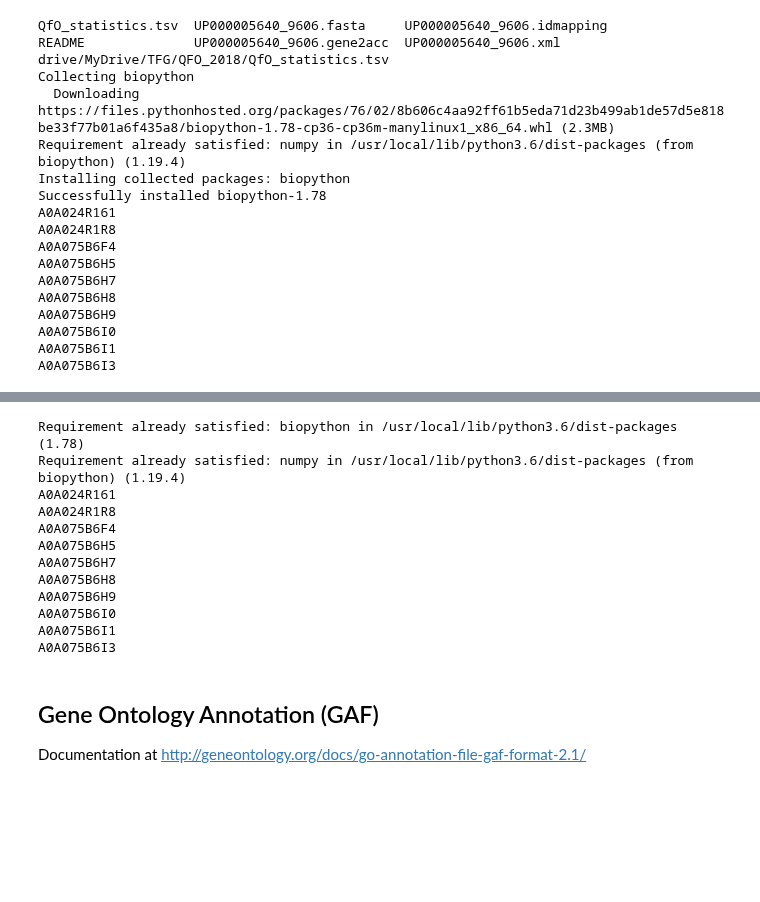
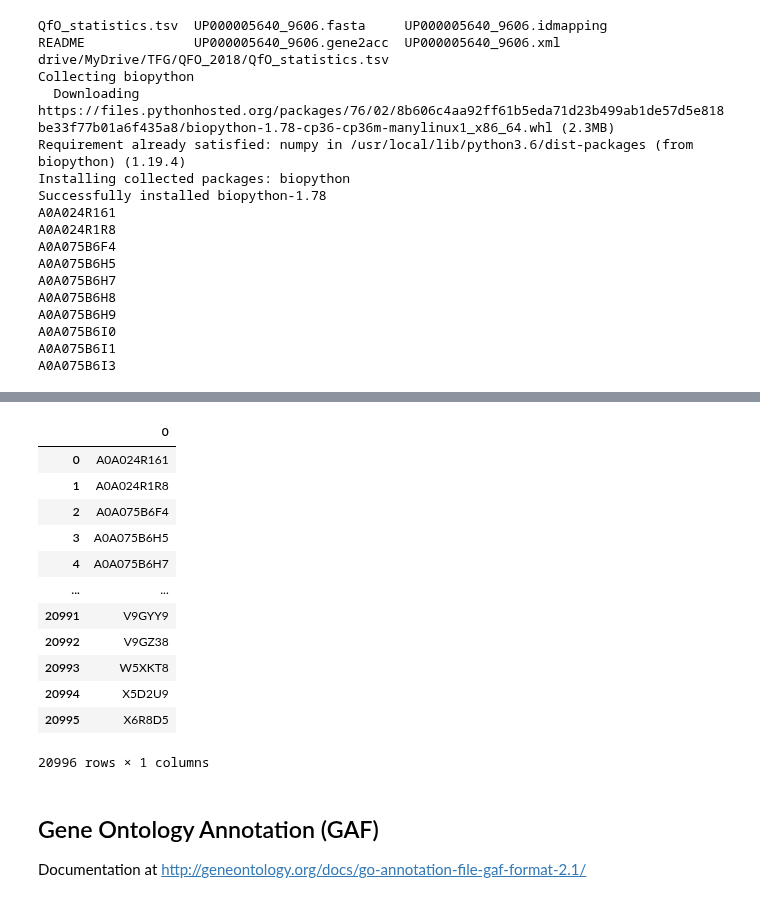
Before and after one commit to geovalexis/PP2GO, a Jupyter notebook: Methods.ipynb, the cells around one changed output, grey strips where cells are left out. Saved outputs shown, nothing was run; the diff lists cells and outputs as text; code cells hidden in the pictures; blank space fills up the shorter version.

```diff
--- a/Methods.ipynb
+++ b/Methods.ipynb
@@ -136,30 +144,31 @@ QfO_taxID       specie_taxID    species_name
 # %%
 # Human referece proteome dataset - CANONICAL PROTEOME
 # These are only the canonical proteins (in the xml are only the canonical sequences).
-# We are not adding isoforms or variants proteins so far.
+# IMPORTANTE NOTE: We are not adding isoforms or variants proteins so far.
 # This is the reason why we do not take the uniprotIDs directly from the previous file.
-
 !pip install biopython
-from Bio import SeqIO
-import pandas as pd
-records = list(SeqIO.parse("drive/MyDrive/TFG/QFO_2018/UP000005640_9606.xml", "seqxml"))
-records_ids = [record.id for record in records]
-df_records_ids = pd.DataFrame(records_ids)
-df_records_ids.to_csv("drive/MyDrive/TFG/QFO_2018/human_reference_proteome.tsv", sep="\t", index=False, header=False)
-!head drive/MyDrive/TFG/QFO_2018/human_reference_proteome.tsv
-# %% [output]
-Requirement already satisfied: biopython in /usr/local/lib/python3.6/dist-packages (1.78)
-Requirement already satisfied: numpy in /usr/local/lib/python3.6/dist-packages (from biopython) (1.19.4)
-A0A024R161
-A0A024R1R8
-A0A075B6F4
-A0A075B6H5
-A0A075B6H7
-A0A075B6H8
-A0A075B6H9
-A0A075B6I0
-A0A075B6I1
-A0A075B6I3
+# %%
+from Bio import SeqIO
+import pandas as pd
+records = list(SeqIO.parse("drive/MyDrive/TFG/QFO_2018/UP000005640_9606.xml", "seqxml"))
+records_ids = [record.id for record in records]
+df_records_ids = pd.DataFrame(records_ids)
+df_records_ids.to_csv("drive/MyDrive/TFG/QFO_2018/human_reference_proteome.tsv", sep="\t", index=False, header=False)
+df_records_ids
+# %% [output]
+|  | 0 |
+| 0 | A0A024R161 |
+| 1 | A0A024R1R8 |
+| 2 | A0A075B6F4 |
+| 3 | A0A075B6H5 |
+| 4 | A0A075B6H7 |
+| ... | ... |
+| 20991 | V9GYY9 |
+| 20992 | V9GZ38 |
+| 20993 | W5XKT8 |
+| 20994 | X5D2U9 |
+| 20995 | X6R8D5 |
+20996 rows × 1 columns
 # %% [markdown]
 ## Gene Ontology Annotation (GAF)
 
```
Also changed, not shown: parts of 4 cells of this notebook.
